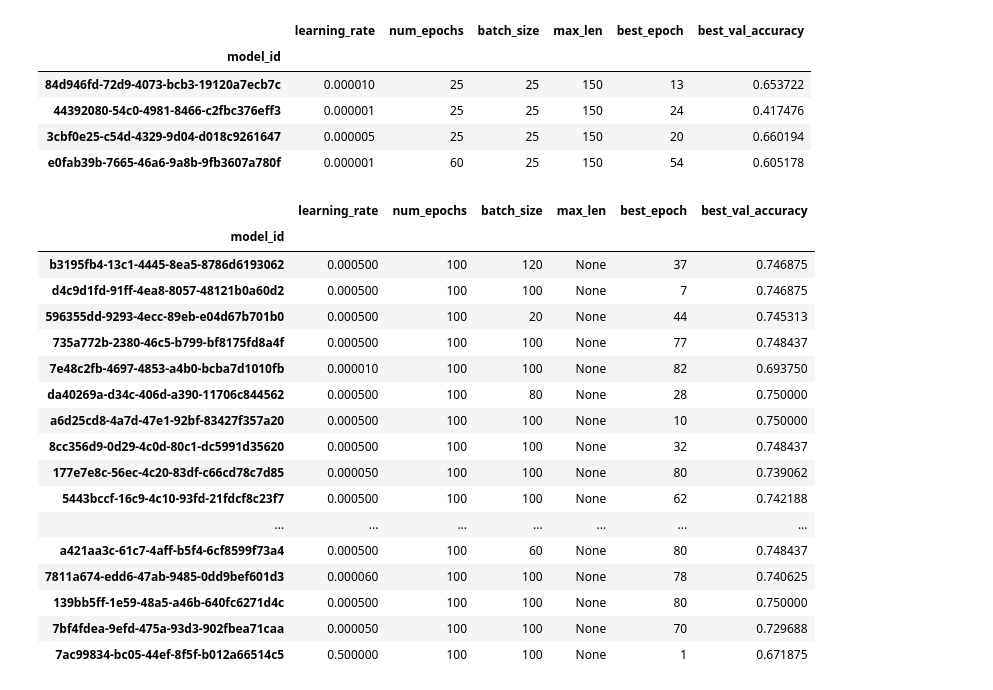
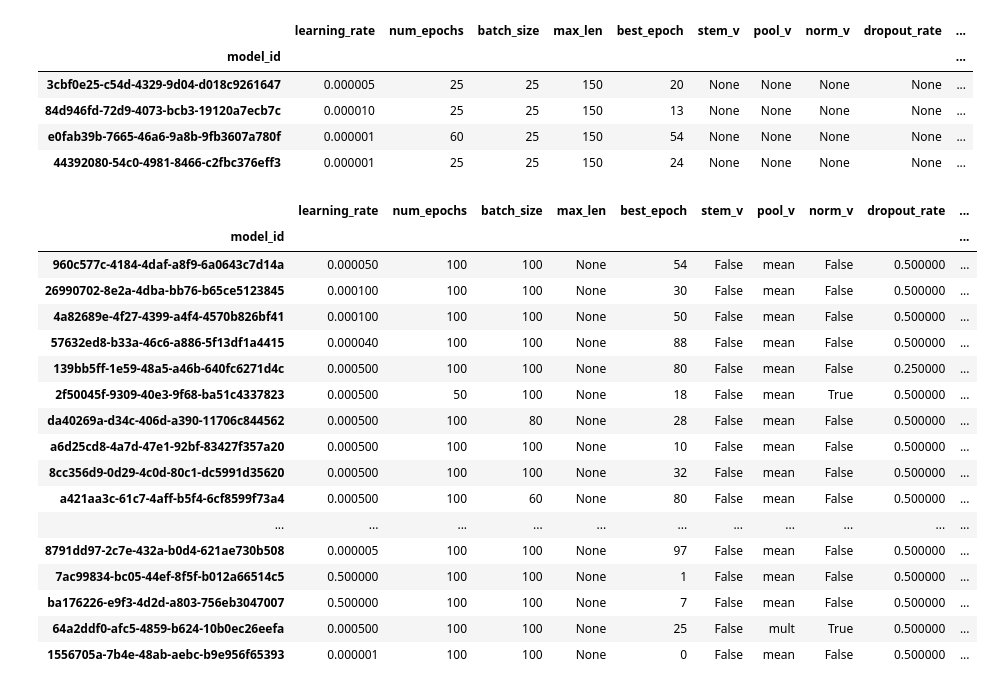
Before and after one commit to raymondfdavey/NLP_ASSESSMENT, a Jupyter notebook: plotting.ipynb, the cells around one changed output. Drawn from its saved outputs; the diff is of its cells as text; code cells hidden in the pictures.

```diff
--- a/plotting.ipynb
+++ b/plotting.ipynb
@@ -30,7 +30,11 @@ def plot(results_dir, graphs=False, confusion_matrix=False):
             epochs = data['hyperparameters'].get('num_epochs', None)
             batch_size = data['hyperparameters'].get('batch_size', None)
             max_len = data['hyperparameters'].get('max_len', None)
-
+            stem_v = data['hyperparameters'].get('stem_v', None)
+            pool_v = data['hyperparameters'].get('pool_v', None)
+            norm_v = data['hyperparameters'].get('norm_v', None)
+            dropout_rate = data['hyperparameters'].get('dropout_rate', None)
+            dr = data['hyperparameters'].get('dropout', None)
 
             row_data = {
                 'model_id': model_id,
@@ -39,6 +43,11 @@ def plot(results_dir, graphs=False, confusion_matrix=False):
                 'batch_size': batch_size,
                 'max_len': max_len,
                 'best_epoch':best_epoch,
+                'stem_v':stem_v,
+                'pool_v':pool_v,
+                'norm_v': norm_v,
+                'dropout_rate': dropout_rate,
+                'dr': dr,
                 'best_val_accuracy': best_val_acc,
             }
 
@@ -87,7 +96,11 @@ def plot(results_dir, graphs=False, confusion_matrix=False):
 
     df = pd.DataFrame(data_list)
     df.set_index('model_id', inplace=True)
+    df = df.sort_values('best_val_accuracy', ascending=False)
+    return df
 
+
+def style_df(df):
     def highlight_max(s):
         is_max = s == s.max()
         return ['background-color: yellow' if v else '' for v in is_max]
@@ -139,31 +152,31 @@ plot(bert_seq_bin, graphs=False, confusion_matrix=False)
 # %%
-plot(bert_seq_mult, graphs=False, confusion_matrix=False)
+style_df(plot(bert_seq_mult, graphs=False, confusion_matrix=False))
 # %% [output]
-|  | learning_rate | num_epochs | batch_size | max_len | best_epoch | best_val_accuracy |
-| model_id |  |  |  |  |  |  |
-| 84d946fd-72d9-4073-bcb3-19120a7ecb7c | 0.000010 | 25 | 25 | 150 | 13 | 0.653722 |
-| 44392080-54c0-4981-8466-c2fbc376eff3 | 0.000001 | 25 | 25 | 150 | 24 | 0.417476 |
-| 3cbf0e25-c54d-4329-9d04-d018c9261647 | 0.000005 | 25 | 25 | 150 | 20 | 0.660194 |
-| e0fab39b-7665-46a6-9a8b-9fb3607a780f | 0.000001 | 60 | 25 | 150 | 54 | 0.605178 |
+|  | learning_rate | num_epochs | batch_size | max_len | best_epoch | stem_v | pool_v | norm_v | dropout_rate | ... |
+| model_id |  |  |  |  |  |  |  |  |  | ... |
+| 3cbf0e25-c54d-4329-9d04-d018c9261647 | 0.000005 | 25 | 25 | 150 | 20 | None | None | None | None | ... |
+| 84d946fd-72d9-4073-bcb3-19120a7ecb7c | 0.000010 | 25 | 25 | 150 | 13 | None | None | None | None | ... |
+| e0fab39b-7665-46a6-9a8b-9fb3607a780f | 0.000001 | 60 | 25 | 150 | 54 | None | None | None | None | ... |
+| 44392080-54c0-4981-8466-c2fbc376eff3 | 0.000001 | 25 | 25 | 150 | 24 | None | None | None | None | ... |
 # %%
-plot(w2v_bin, graphs=False, confusion_matrix=False)
+style_df(plot(w2v_bin, graphs=False, confusion_matrix=False))
 # %% [output]
-|  | learning_rate | num_epochs | batch_size | max_len | best_epoch | best_val_accuracy |
-| model_id |  |  |  |  |  |  |
-| b3195fb4-13c1-4445-8ea5-8786d6193062 | 0.000500 | 100 | 120 | None | 37 | 0.746875 |
-| d4c9d1fd-91ff-4ea8-8057-48121b0a60d2 | 0.000500 | 100 | 100 | None | 7 | 0.746875 |
-| 596355dd-9293-4ecc-89eb-e04d67b701b0 | 0.000500 | 100 | 20 | None | 44 | 0.745313 |
-| 735a772b-2380-46c5-b799-bf8175fd8a4f | 0.000500 | 100 | 100 | None | 77 | 0.748437 |
-| 7e48c2fb-4697-4853-a4b0-bcba7d1010fb | 0.000010 | 100 | 100 | None | 82 | 0.693750 |
-| da40269a-d34c-406d-a390-11706c844562 | 0.000500 | 100 | 80 | None | 28 | 0.750000 |
-| a6d25cd8-4a7d-47e1-92bf-83427f357a20 | 0.000500 | 100 | 100 | None | 10 | 0.750000 |
-| 8cc356d9-0d29-4c0d-80c1-dc5991d35620 | 0.000500 | 100 | 100 | None | 32 | 0.748437 |
-| 177e7e8c-56ec-4c20-83df-c66cd78c7d85 | 0.000050 | 100 | 100 | None | 80 | 0.739062 |
-| 5443bccf-16c9-4c10-93fd-21fdcf8c23f7 | 0.000500 | 100 | 100 | None | 62 | 0.742188 |
-| ... | ... | ... | ... | ... | ... | ... |
-| a421aa3c-61c7-4aff-b5f4-6cf8599f73a4 | 0.000500 | 100 | 60 | None | 80 | 0.748437 |
-| 7811a674-edd6-47ab-9485-0dd9bef601d3 | 0.000060 | 100 | 100 | None | 78 | 0.740625 |
-| 139bb5ff-1e59-48a5-a46b-640fc6271d4c | 0.000500 | 100 | 100 | None | 80 | 0.750000 |
-| 7bf4fdea-9efd-475a-93d3-902fbea71caa | 0.000050 | 100 | 100 | None | 70 | 0.729688 |
-| 7ac99834-bc05-44ef-8f5f-b012a66514c5 | 0.500000 | 100 | 100 | None | 1 | 0.671875 |
+|  | learning_rate | num_epochs | batch_size | max_len | best_epoch | stem_v | pool_v | norm_v | dropout_rate | ... |
+| model_id |  |  |  |  |  |  |  |  |  | ... |
+| 960c577c-4184-4daf-a8f9-6a0643c7d14a | 0.000050 | 100 | 100 | None | 54 | False | mean | False | 0.500000 | ... |
+| 26990702-8e2a-4dba-bb76-b65ce5123845 | 0.000100 | 100 | 100 | None | 30 | False | mean | False | 0.500000 | ... |
+| 4a82689e-4f27-4399-a4f4-4570b826bf41 | 0.000100 | 100 | 100 | None | 50 | False | mean | False | 0.500000 | ... |
+| 57632ed8-b33a-46c6-a886-5f13df1a4415 | 0.000040 | 100 | 100 | None | 88 | False | mean | False | 0.500000 | ... |
+| 139bb5ff-1e59-48a5-a46b-640fc6271d4c | 0.000500 | 100 | 100 | None | 80 | False | mean | False | 0.250000 | ... |
+| 2f50045f-9309-40e3-9f68-ba51c4337823 | 0.000500 | 50 | 100 | None | 18 | False | mean | True | 0.500000 | ... |
+| da40269a-d34c-406d-a390-11706c844562 | 0.000500 | 100 | 80 | None | 28 | False | mean | False | 0.500000 | ... |
+| a6d25cd8-4a7d-47e1-92bf-83427f357a20 | 0.000500 | 100 | 100 | None | 10 | False | mean | False | 0.500000 | ... |
+| 8cc356d9-0d29-4c0d-80c1-dc5991d35620 | 0.000500 | 100 | 100 | None | 32 | False | mean | False | 0.500000 | ... |
+| a421aa3c-61c7-4aff-b5f4-6cf8599f73a4 | 0.000500 | 100 | 60 | None | 80 | False | mean | False | 0.500000 | ... |
+| ... | ... | ... | ... | ... | ... | ... | ... | ... | ... | ... |
+| 8791dd97-2c7e-432a-b0d4-621ae730b508 | 0.000005 | 100 | 100 | None | 97 | False | mean | False | 0.500000 | ... |
+| 7ac99834-bc05-44ef-8f5f-b012a66514c5 | 0.500000 | 100 | 100 | None | 1 | False | mean | False | 0.500000 | ... |
+| ba176226-e9f3-4d2d-a803-756eb3047007 | 0.500000 | 100 | 100 | None | 7 | False | mean | False | 0.500000 | ... |
+| 64a2ddf0-afc5-4859-b624-10b0ec26eefa | 0.000500 | 100 | 100 | None | 25 | False | mult | True | 0.500000 | ... |
+| 1556705a-7b4e-48ab-aebc-b9e956f65393 | 0.000001 | 100 | 100 | None | 0 | False | mean | False | 0.500000 | ... |
 # %%
```
Also changed, not shown: parts of 9 cells of this notebook, 42 other files.
